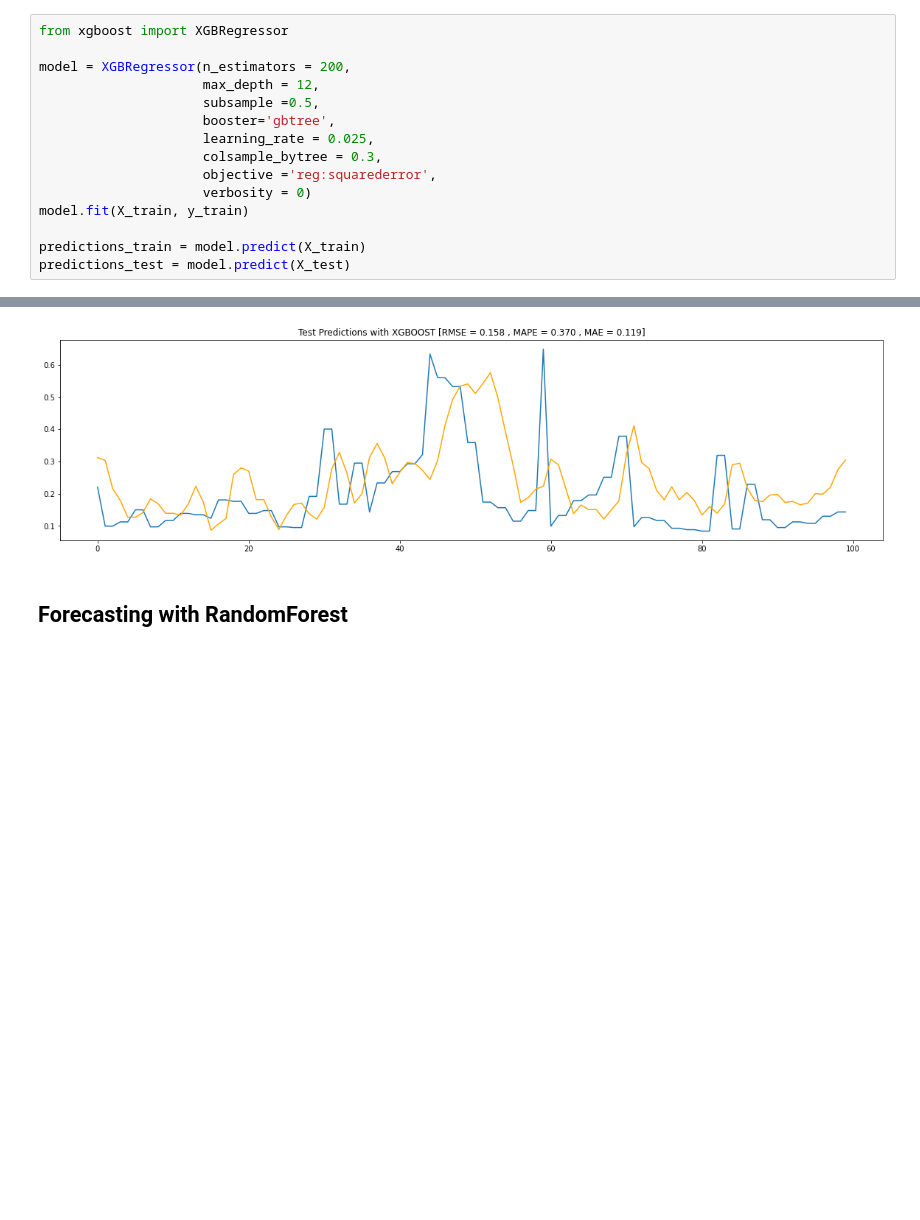
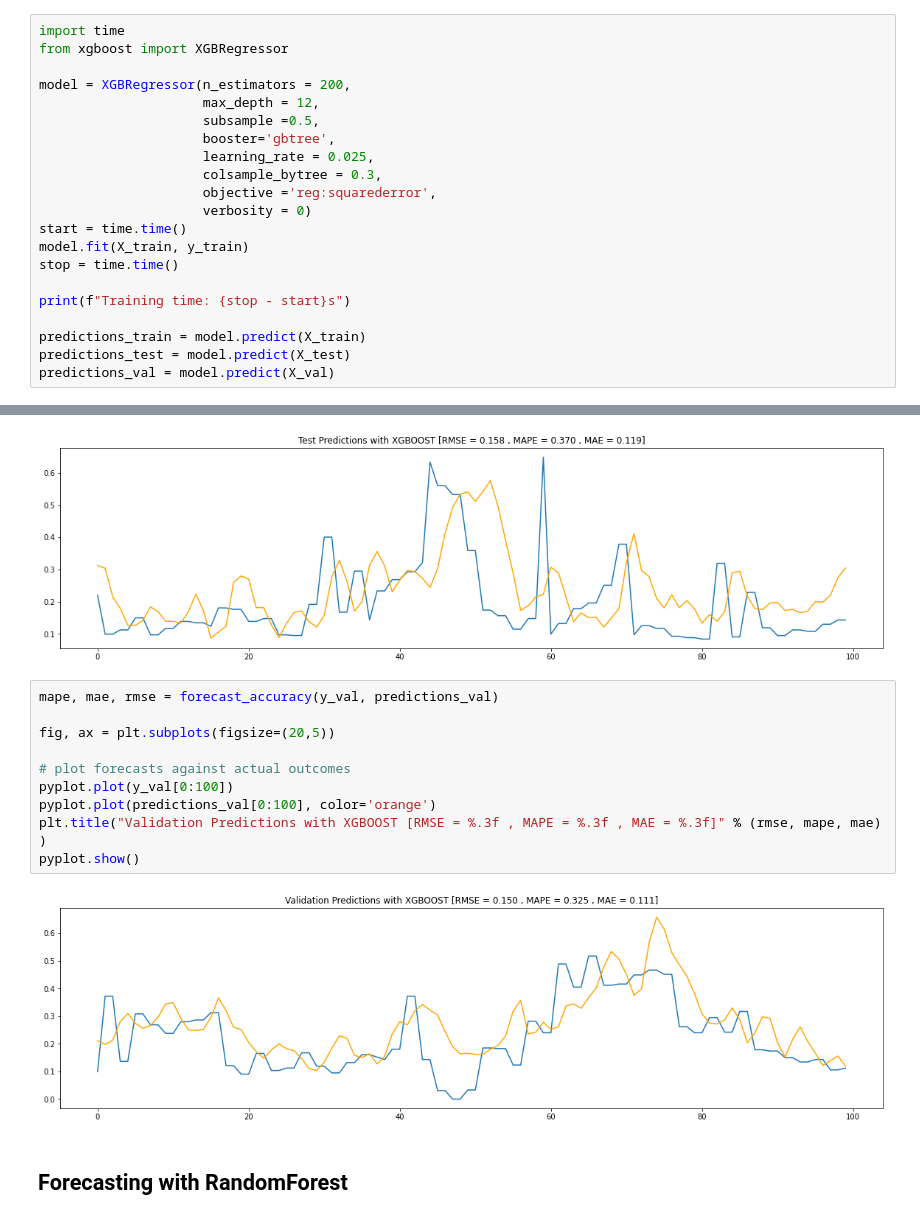
Before and after one commit to Malekkamoua/Quality-prediction-industry-4.0, a Jupyter notebook: 5_Forecasting | ML_models.ipynb, the cells around one changed output, grey strips where cells are left out. Drawn from its saved outputs; the diff is of its cells as text; blank space fills up the shorter version.

```diff
--- a/5_Forecasting | ML_models.ipynb
+++ b/5_Forecasting | ML_models.ipynb
@@ -142,6 +142,7 @@ def xgboost_train():
 
 wandb.agent(sweep_xgboost_id, xgboost_train, count=40)
 # %%
+import time
 from xgboost import XGBRegressor
 
 model = XGBRegressor(n_estimators = 200,
@@ -152,7 +153,12 @@ model = XGBRegressor(n_estimators = 200,
                      colsample_bytree = 0.3,
                      objective ='reg:squarederror',
                      verbosity = 0)
+start = time.time()
 model.fit(X_train, y_train)
+stop = time.time()
+
+print(f"Training time: {stop - start}s")
 
 predictions_train = model.predict(X_train)
 predictions_test = model.predict(X_test)
+predictions_val = model.predict(X_val)
@@ -181,6 +189,18 @@ plt.title("Test Predictions with XGBOOST [RMSE = %.3f , MAPE = %.3f , MAE = %.3f
 pyplot.show()
 # %% [output]
 [figure]
+# %%
+mape, mae, rmse = forecast_accuracy(y_val, predictions_val)
+
+fig, ax = plt.subplots(figsize=(20,5))
+
+# plot forecasts against actual outcomes
+pyplot.plot(y_val[0:100])
+pyplot.plot(predictions_val[0:100], color='orange')
+plt.title("Validation Predictions with XGBOOST [RMSE = %.3f , MAPE = %.3f , MAE = %.3f]" % (rmse, mape, mae) )
+pyplot.show()
+# %% [output]
+[figure, added]
 # %% [markdown]
 ## Forecasting with RandomForest
 # %%
```
Also changed, not shown: parts of 4 cells of this notebook.
